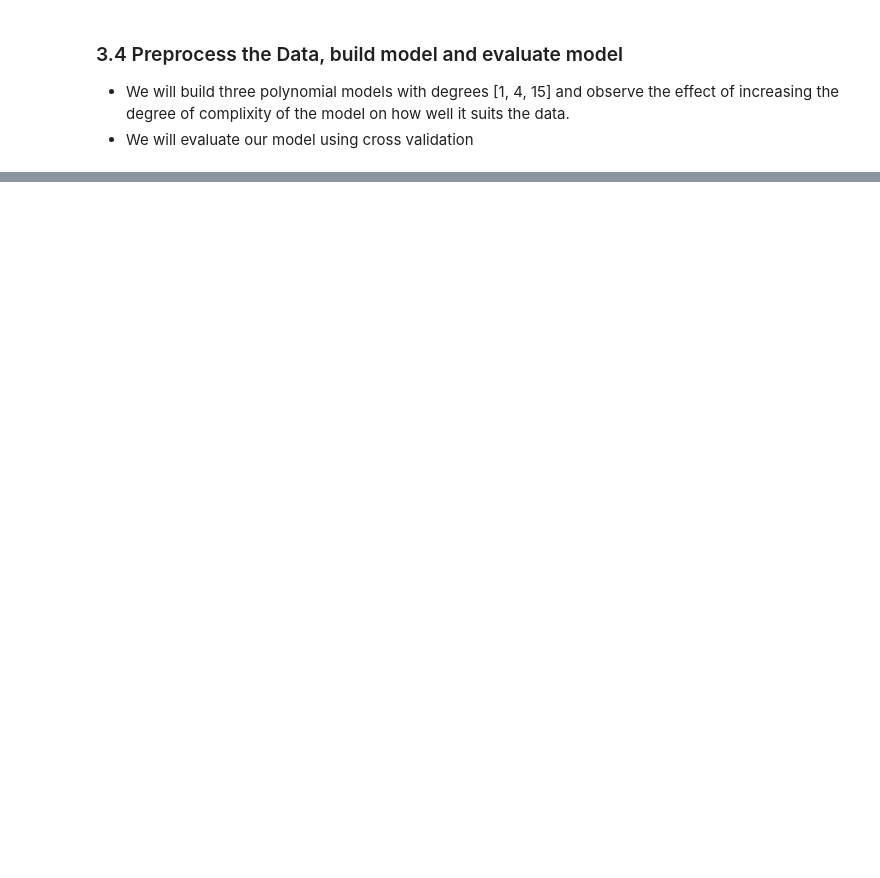
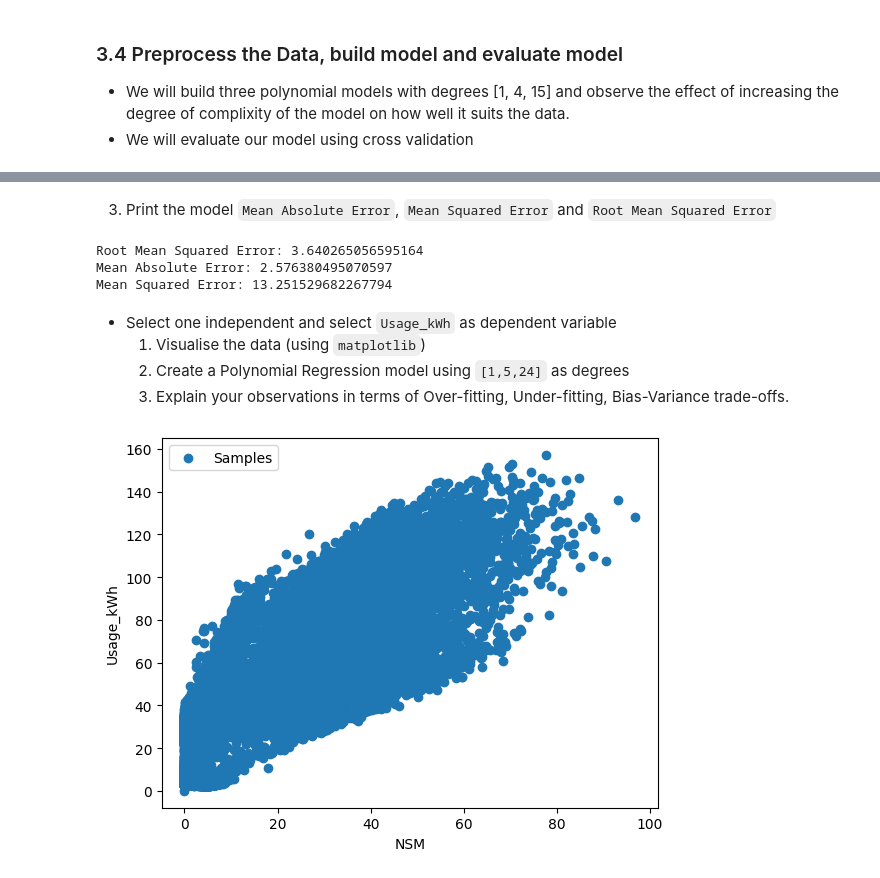
Before and after one commit to dayveedaniel/ML_Labs, a Jupyter notebook: Lab2/Lab-2.ipynb, the cells around one changed output, grey strips where cells are left out. Cells and saved outputs as stored; diff of their text form; code cells hidden in the pictures; blank space fills up the shorter version.

```diff
--- a/Lab2/Lab-2.ipynb
+++ b/Lab2/Lab-2.ipynb
@@ -247,0 +333,12 @@ plt.show()
+# %%
+with session_engine.connect() as conn:
+    steel_df = pd.read_sql_query(text('SELECT * FROM steel_industry_data'), conn)
+
+steel_df.drop(columns=['index'],inplace=True)
+steel_df.head()
+
+# from ydata_profiling import ProfileReport
+# report = ProfileReport(steel_df)
+# report.to_file('data_profile_report.html')
+
+#steel_df.select_dtypes(include=['object']).columns.tolist()
@@ -247,0 +355,4 @@ plt.show()
+# %%
+
+date_series  = pd.to_datetime(steel_df.date)
+date_series.tail()
@@ -247,0 +366,8 @@ plt.show()
+# %%
+'''secs are all zeros , years are all unique'''
+steel_df['dateMonth'] = date_series.dt.month
+steel_df['dateDay'] = date_series.dt.day
+steel_df['timeHour'] = date_series.dt.hour
+steel_df['timeMin'] = date_series.dt.minute
+
+steel_df.drop(columns=['date'],inplace=True)
@@ -247,0 +385,6 @@ plt.show()
+# %%
+from category_encoders import OneHotEncoder,OrdinalEncoder
+
+steel_df = OneHotEncoder(cols=['WeekStatus','Day_of_week']).fit_transform(steel_df)
+steel_df = OrdinalEncoder(cols=['Load_Type'],mapping= [ {'col': 'Load_Type', 'mapping': {'Light_Load': 0, 'Medium_Load': 1, 'Maximum_Load': 2}}]).fit_transform(steel_df)
+steel_df.head()
@@ -247,0 +441,27 @@ plt.show()
+# %% [markdown]
+3. Print the model `Mean Absolute Error`, `Mean Squared Error` and `Root Mean Squared Error`
+# %%
+print('Root Mean Squared Error:',np.sqrt(metrics.mean_squared_error(y_test, y_pred)))
+print('Mean Absolute Error:', metrics.mean_absolute_error(y_test, y_pred))
+print('Mean Squared Error:',metrics.mean_squared_error(y_test, y_pred))
+#print('R2:', r2_score(y_test, y_pred))
+# %% [output]
+Root Mean Squared Error: 3.640265056595164
+Mean Absolute Error: 2.576380495070597
+Mean Squared Error: 13.251529682267794
+# %% [markdown]
+* Select one independent and select `Usage_kWh` as dependent variable
+    1. Visualise the data (using `matplotlib`)
+    1. Create a Polynomial Regression model using `[1,5,24]` as degrees
+    1. Explain your observations in terms of Over-fitting, Under-fitting, Bias-Variance trade-offs.
+# %%
+y = steel_df['Usage_kWh']
+X = steel_df['Lagging_Current_Reactive.Power_kVarh']
+
+plt.scatter(X,y,label="Samples")
+plt.xlabel('NSM')
+plt.ylabel('Usage_kWh')
+plt.legend(loc="best")
+plt.show()
+# %% [output]
+[figure, added]
```
Also changed, not shown: parts of 31 cells of this notebook, 20 other files.
